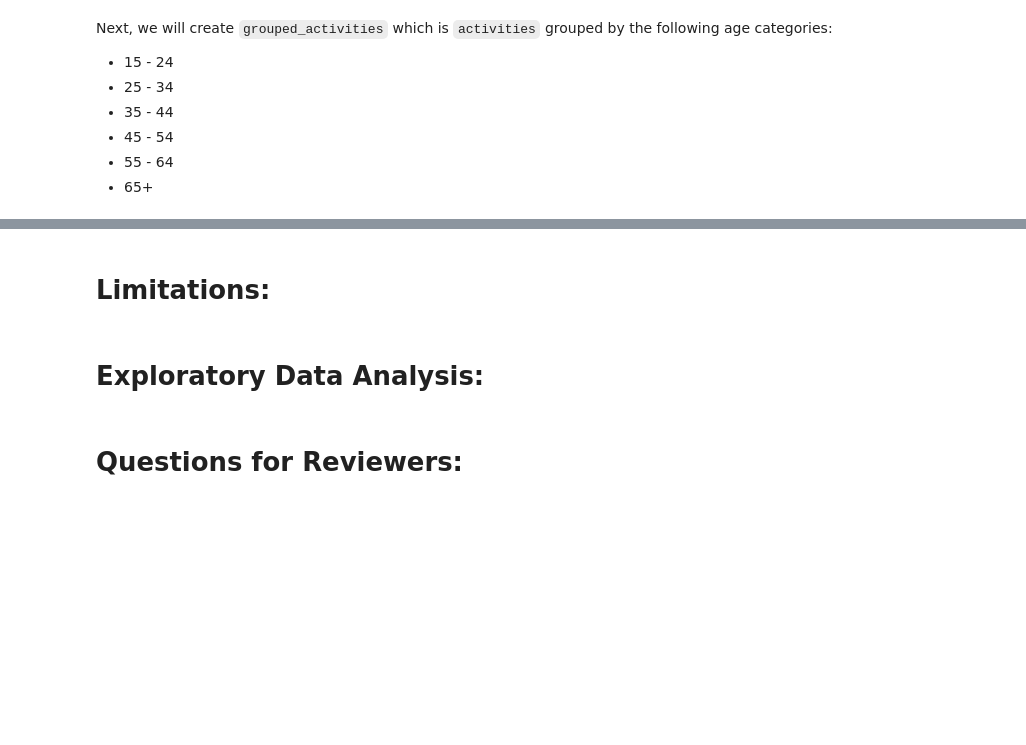
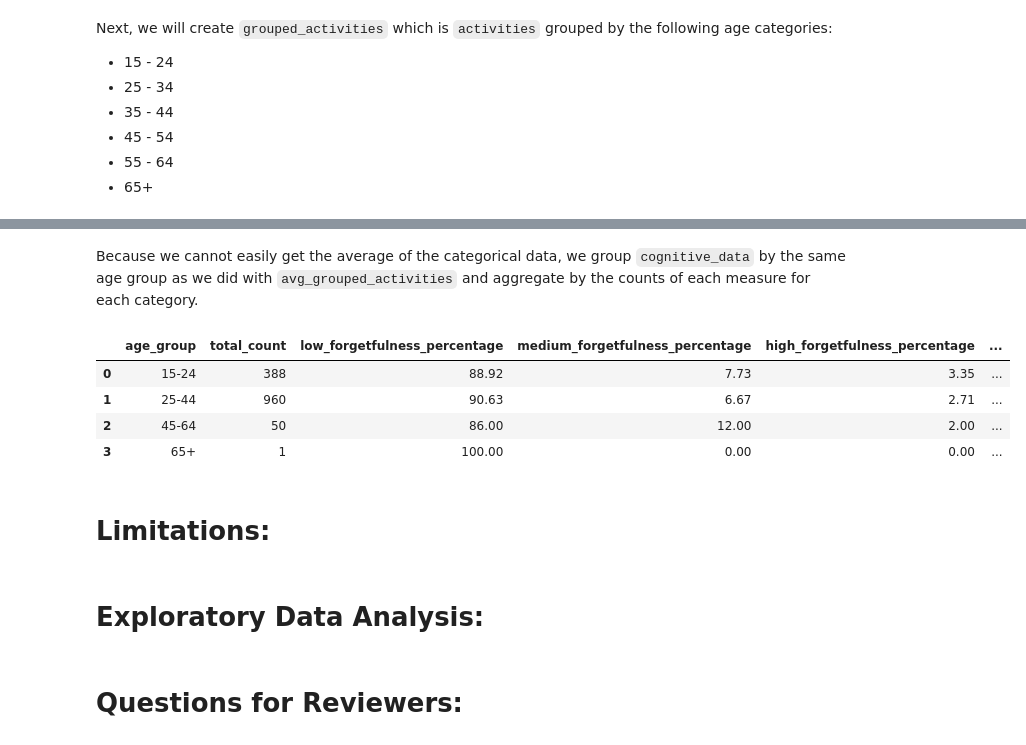
Before and after one commit to rem388/DataScienceProject, a Jupyter notebook: Phase2.ipynb, the cells around one changed output, grey strips where cells are left out. Cells and saved outputs as stored; diff of their text form; code cells hidden in the pictures; blank space fills up the shorter version.

```diff
--- a/Phase2.ipynb
+++ b/Phase2.ipynb
@@ -170,0 +234,13 @@ grouped_activities: the average minutes spent on each activity per day for each
+# %%
+print("Original data types of cognitive_data:")
+print(cognitive_data.dtypes)
+
+#convert age to int by extracting the numeric part of the string and converting it to int
+cognitive_data["age"] = (
+    cognitive_data["age"].str.extract(r"(\d+)")
+    .astype(int)
+)
+
+print()
+print("Data types after converting age to int:")
+print(cognitive_data.dtypes)
@@ -171,6 +263,43 @@ grouped_activities: the average minutes spent on each activity per day for each
+# %% [markdown]
+Because we cannot easily get the average of the categorical data, we group `cognitive_data` by the same age group as we did with `avg_grouped_activities` and aggregate by the counts of each measure for each category.
+# %%
+grouped_cognitive_data = duckdb.sql(""" SELECT age_group,
+                                               COUNT(*) AS total_count,
+                                               ROUND(100.0 * COUNT(CASE WHEN forgetfulness = 'Mild' THEN 1 END) / COUNT(*), 2) AS low_forgetfulness_percentage,
+                                               ROUND(100.0 * COUNT(CASE WHEN forgetfulness = 'Moderate' THEN 1 END) / COUNT(*), 2) AS medium_forgetfulness_percentage,
+                                               ROUND(100.0 * COUNT(CASE WHEN forgetfulness = 'High' THEN 1 END) / COUNT(*), 2) AS high_forgetfulness_percentage,
+
+                                               ROUND(100.0 * COUNT(CASE WHEN distractibility = 'Low' THEN 1 END) / COUNT(*), 2) AS low_distractibility_percentage,
+                                               ROUND(100.0 * COUNT(CASE WHEN distractibility = 'Medium' THEN 1 END) / COUNT(*), 2) AS medium_distractibility_percentage,
+                                               ROUND(100.0 * COUNT(CASE WHEN distractibility = 'High' THEN 1 END) / COUNT(*), 2) AS high_distractibility_percentage,
+
+                                               ROUND(100.0 * COUNT(CASE WHEN false_triggering = 'Yes' THEN 1 END) / COUNT(*), 2) AS yes_false_triggering_percentage,
+                                               ROUND(100.0 * COUNT(CASE WHEN false_triggering = 'None' THEN 1 END) / COUNT(*), 2) AS no_false_triggering_percentage
+                                       FROM (
+                                            SELECT
+                                                CASE
+                                                    WHEN age BETWEEN 15 AND 24 THEN '15-24'
+                                                    WHEN age BETWEEN 25 AND 44 THEN '25-44'
+                                                    WHEN age BETWEEN 45 AND 64 THEN '45-64'
+                                                    ELSE '65+'
+                                                END AS age_group,
+                                            forgetfulness,
+                                            distractibility,
+                                            false_triggering
+                                        FROM cognitive_data
+                                    )
+                                    GROUP BY age_group
+                                    ORDER BY age_group """).df()
+grouped_cognitive_data.head()
+# %% [output]
+|  | age_group | total_count | low_forgetfulness_percentage | medium_forgetfulness_percentage | high_forgetfulness_percentage | ... |
+| 0 | 15-24 | 388 | 88.92 | 7.73 | 3.35 | ... |
+| 1 | 25-44 | 960 | 90.63 | 6.67 | 2.71 | ... |
+| 2 | 45-64 | 50 | 86.00 | 12.00 | 2.00 | ... |
+| 3 | 65+ | 1 | 100.00 | 0.00 | 0.00 | ... |
 # %% [markdown]
-# Limitations:
+# **Limitations:**
 # %% [markdown]
-# Exploratory Data Analysis:
+# **Exploratory Data Analysis:**
 # %% [markdown]
-# Questions for Reviewers:
+# **Questions for Reviewers:**
```
Also changed, not shown: parts of 15 cells of this notebook, 5 other files.
